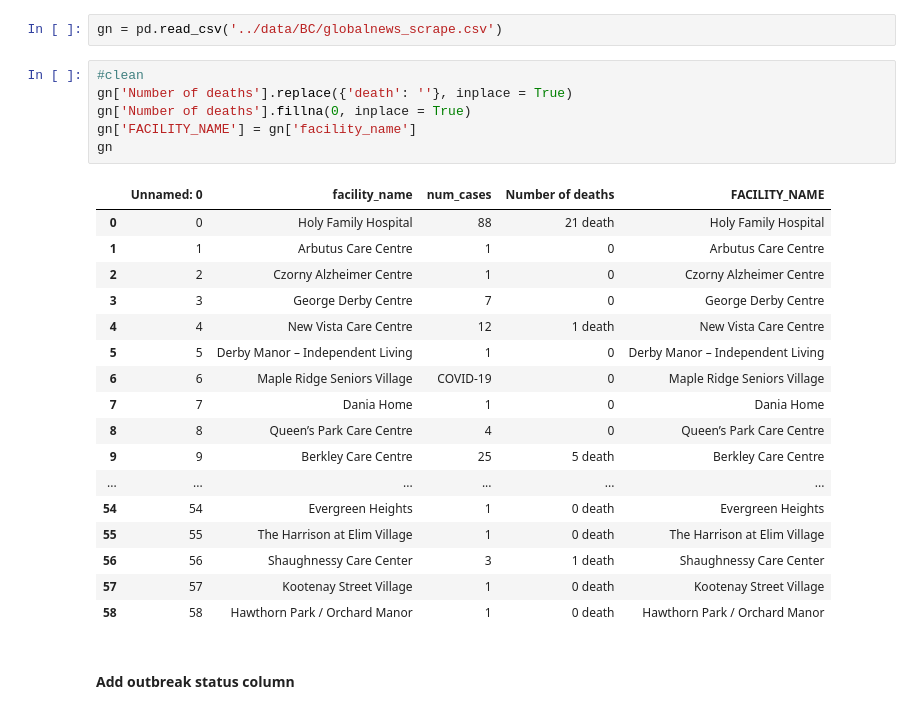
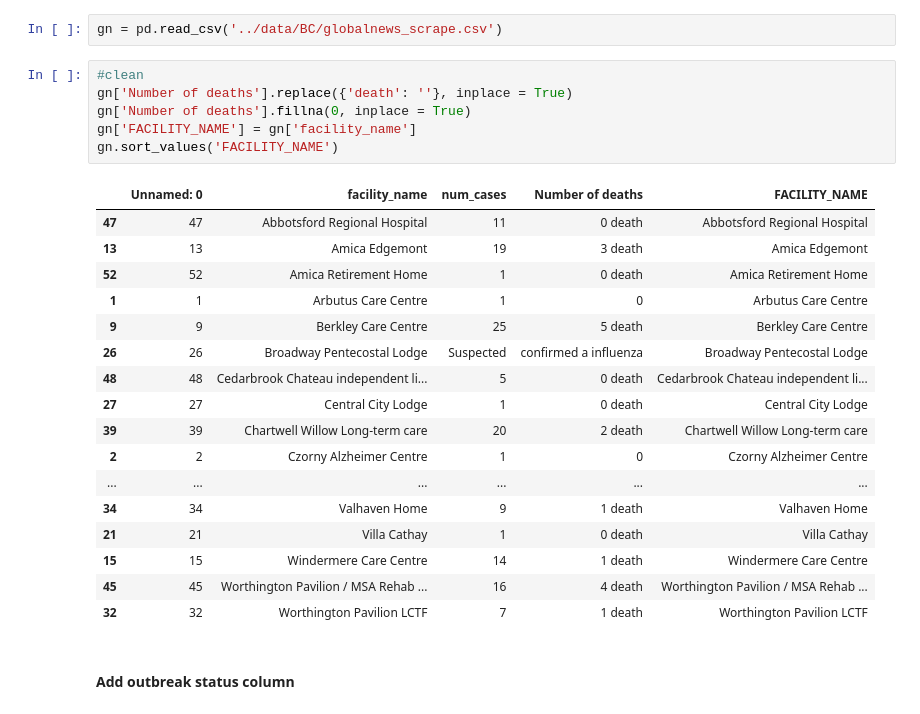
Before and after one commit to nganlyle/wrangle_covid, a Jupyter notebook: wrangling/BC-LTC.ipynb, the cells around one changed output. Cells and saved outputs as stored; diff of their text form.

```diff
--- a/wrangling/BC-LTC.ipynb
+++ b/wrangling/BC-LTC.ipynb
@@ -195,27 +195,27 @@ gn = pd.read_csv('../data/BC/globalnews_scrape.csv')
 # %%
 #clean
 gn['Number of deaths'].replace({'death': ''}, inplace = True)
 gn['Number of deaths'].fillna(0, inplace = True)
 gn['FACILITY_NAME'] = gn['facility_name']
-gn
+gn.sort_values('FACILITY_NAME')
 # %% [output]
 |  | Unnamed: 0 | facility_name | num_cases | Number of deaths | FACILITY_NAME |
-| 0 | 0 | Holy Family Hospital | 88 | 21 death | Holy Family Hospital |
+| 47 | 47 | Abbotsford Regional Hospital | 11 | 0 death | Abbotsford Regional Hospital |
+| 13 | 13 | Amica Edgemont | 19 | 3 death | Amica Edgemont |
+| 52 | 52 | Amica Retirement Home | 1 | 0 death | Amica Retirement Home |
 | 1 | 1 | Arbutus Care Centre | 1 | 0 | Arbutus Care Centre |
+| 9 | 9 | Berkley Care Centre | 25 | 5 death | Berkley Care Centre |
+| 26 | 26 | Broadway Pentecostal Lodge | Suspected | confirmed a influenza | Broadway Pentecostal Lodge |
+| 48 | 48 | Cedarbrook Chateau independent li... | 5 | 0 death | Cedarbrook Chateau independent li... |
+| 27 | 27 | Central City Lodge | 1 | 0 death | Central City Lodge |
+| 39 | 39 | Chartwell Willow Long-term care | 20 | 2 death | Chartwell Willow Long-term care |
 | 2 | 2 | Czorny Alzheimer Centre | 1 | 0 | Czorny Alzheimer Centre |
-| 3 | 3 | George Derby Centre | 7 | 0 | George Derby Centre |
-| 4 | 4 | New Vista Care Centre | 12 | 1 death | New Vista Care Centre |
-| 5 | 5 | Derby Manor – Independent Living | 1 | 0 | Derby Manor – Independent Living |
-| 6 | 6 | Maple Ridge Seniors Village | COVID-19 | 0 | Maple Ridge Seniors Village |
-| 7 | 7 | Dania Home | 1 | 0 | Dania Home |
-| 8 | 8 | Queen’s Park Care Centre | 4 | 0 | Queen’s Park Care Centre |
-| 9 | 9 | Berkley Care Centre | 25 | 5 death | Berkley Care Centre |
 | ... | ... | ... | ... | ... | ... |
-| 54 | 54 | Evergreen Heights | 1 | 0 death | Evergreen Heights |
-| 55 | 55 | The Harrison at Elim Village | 1 | 0 death | The Harrison at Elim Village |
-| 56 | 56 | Shaughnessy Care Center | 3 | 1 death | Shaughnessy Care Center |
-| 57 | 57 | Kootenay Street Village | 1 | 0 death | Kootenay Street Village |
-| 58 | 58 | Hawthorn Park / Orchard Manor | 1 | 0 death | Hawthorn Park / Orchard Manor |
+| 34 | 34 | Valhaven Home | 9 | 1 death | Valhaven Home |
+| 21 | 21 | Villa Cathay | 1 | 0 death | Villa Cathay |
+| 15 | 15 | Windermere Care Centre | 14 | 1 death | Windermere Care Centre |
+| 45 | 45 | Worthington Pavilion / MSA Rehab ... | 16 | 4 death | Worthington Pavilion / MSA Rehab ... |
+| 32 | 32 | Worthington Pavilion LCTF | 7 | 1 death | Worthington Pavilion LCTF |
 # %% [markdown]
 #### Add outbreak status column
 # %%
```
Also changed, not shown: 2 other files.
